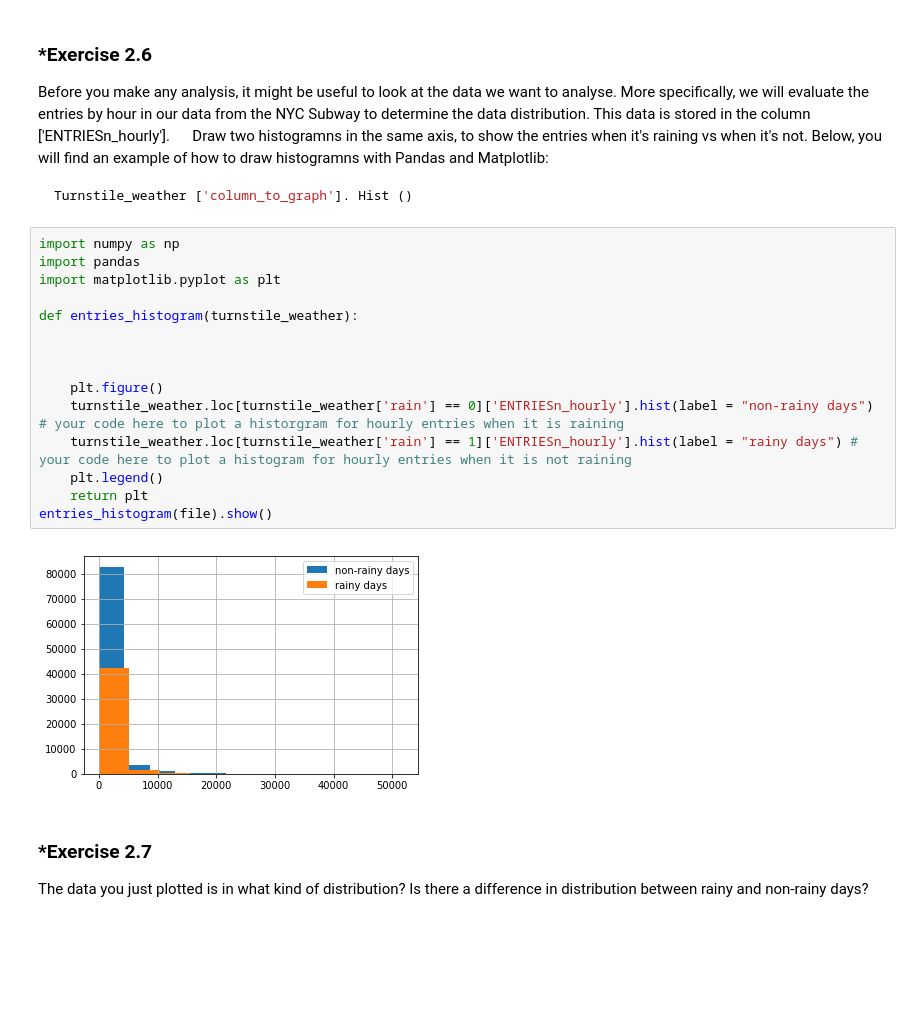
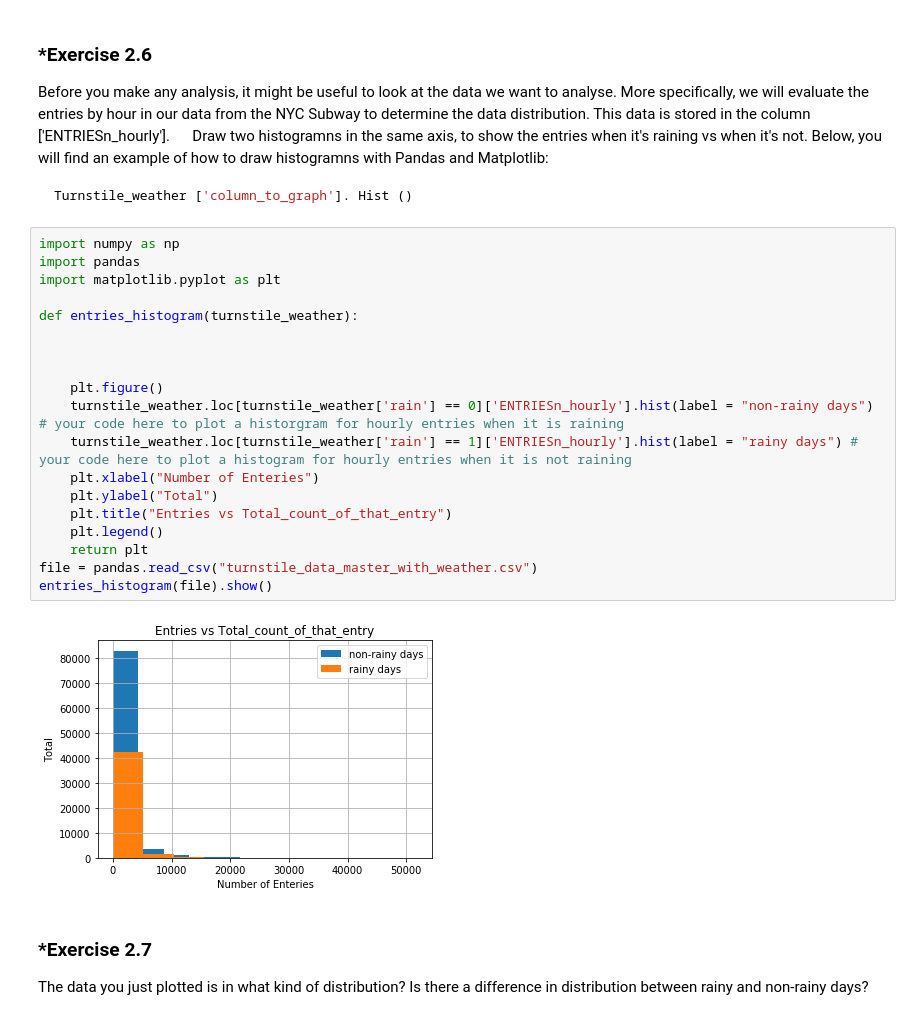
Before and after one commit to utkarshpant07/NYC-Subway-Data-Analysis, a Jupyter notebook: Analyzing_Subway_Data_NDFDSI.ipynb, the cells around one changed output. Cells and saved outputs as stored; diff of their text form; blank space fills up the shorter version.

```diff
--- a/Analyzing_Subway_Data_NDFDSI.ipynb
+++ b/Analyzing_Subway_Data_NDFDSI.ipynb
@@ -399,20 +399,24 @@ Turnstile_weather ['column_to_graph']. Hist ()
 # %%
 import numpy as np
 import pandas
 import matplotlib.pyplot as plt
 
 def entries_histogram(turnstile_weather):
 
 
 
     plt.figure()
     turnstile_weather.loc[turnstile_weather['rain'] == 0]['ENTRIESn_hourly'].hist(label = "non-rainy days") # your code here to plot a historgram for hourly entries when it is raining
     turnstile_weather.loc[turnstile_weather['rain'] == 1]['ENTRIESn_hourly'].hist(label = "rainy days") # your code here to plot a histogram for hourly entries when it is not raining
+    plt.xlabel("Number of Enteries")
+    plt.ylabel("Total")
+    plt.title("Entries vs Total_count_of_that_entry")
     plt.legend()
     return plt
+file = pandas.read_csv("turnstile_data_master_with_weather.csv")
 entries_histogram(file).show()
 # %% [output]
-[figure, old version]
+[figure, new version]
 # %% [markdown]
 ### *Exercise 2.7
 
```
Also changed, not shown: parts of 2 cells of this notebook, 1 other file.
